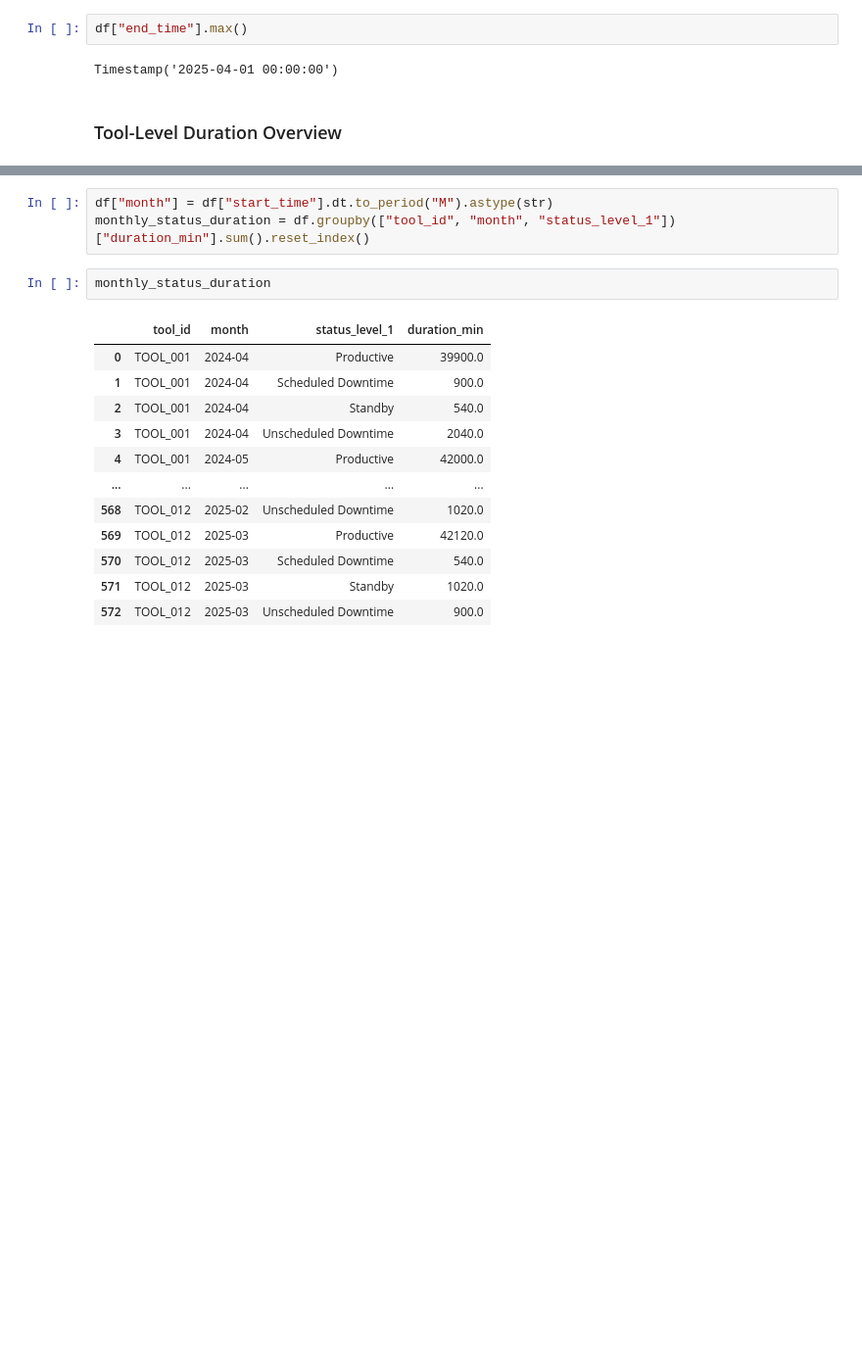
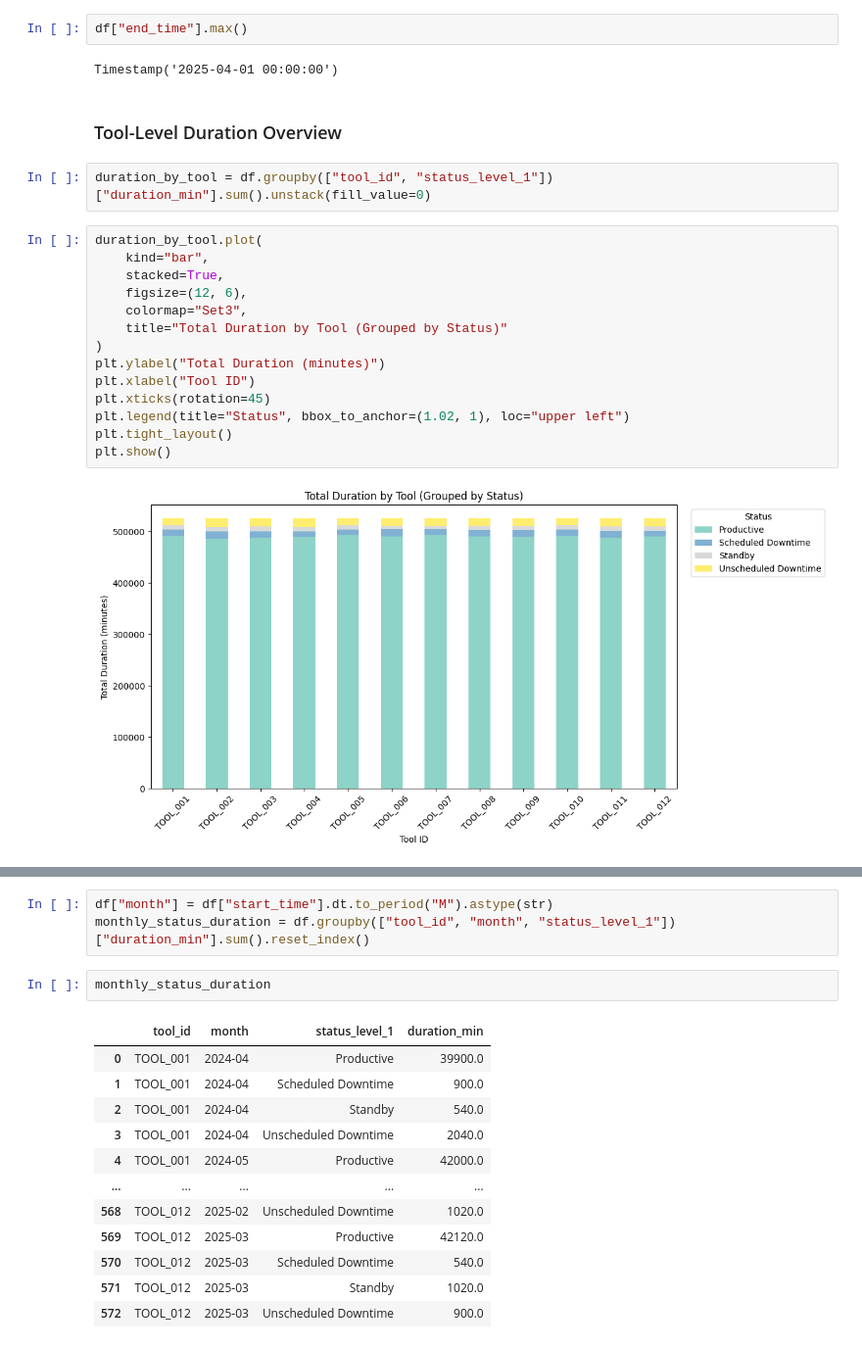
Before and after one commit to jessicaleave/tool-log-analysis, a Jupyter notebook: notebook/exploratory_analysis.ipynb, the cells around one changed output, grey strips where cells are left out. Shown at 98% size. Cells and saved outputs as stored; diff of their text form; blank space fills up the shorter version.

```diff
--- a/notebook/exploratory_analysis.ipynb
+++ b/notebook/exploratory_analysis.ipynb
@@ -132,3 +135,21 @@ df["end_time"].max()
 Timestamp('2025-04-01 00:00:00')
 # %% [markdown]
 ### Tool-Level Duration Overview
+# %%
+duration_by_tool = df.groupby(["tool_id", "status_level_1"])["duration_min"].sum().unstack(fill_value=0)
+# %%
+duration_by_tool.plot(
+    kind="bar",
+    stacked=True,
+    figsize=(12, 6),
+    colormap="Set3",
+    title="Total Duration by Tool (Grouped by Status)"
+)
+plt.ylabel("Total Duration (minutes)")
+plt.xlabel("Tool ID")
+plt.xticks(rotation=45)
+plt.legend(title="Status", bbox_to_anchor=(1.02, 1), loc="upper left")
+plt.tight_layout()
+plt.show()
+# %% [output]
+[figure, added]
```
Also changed, not shown: parts of 5 cells of this notebook.
